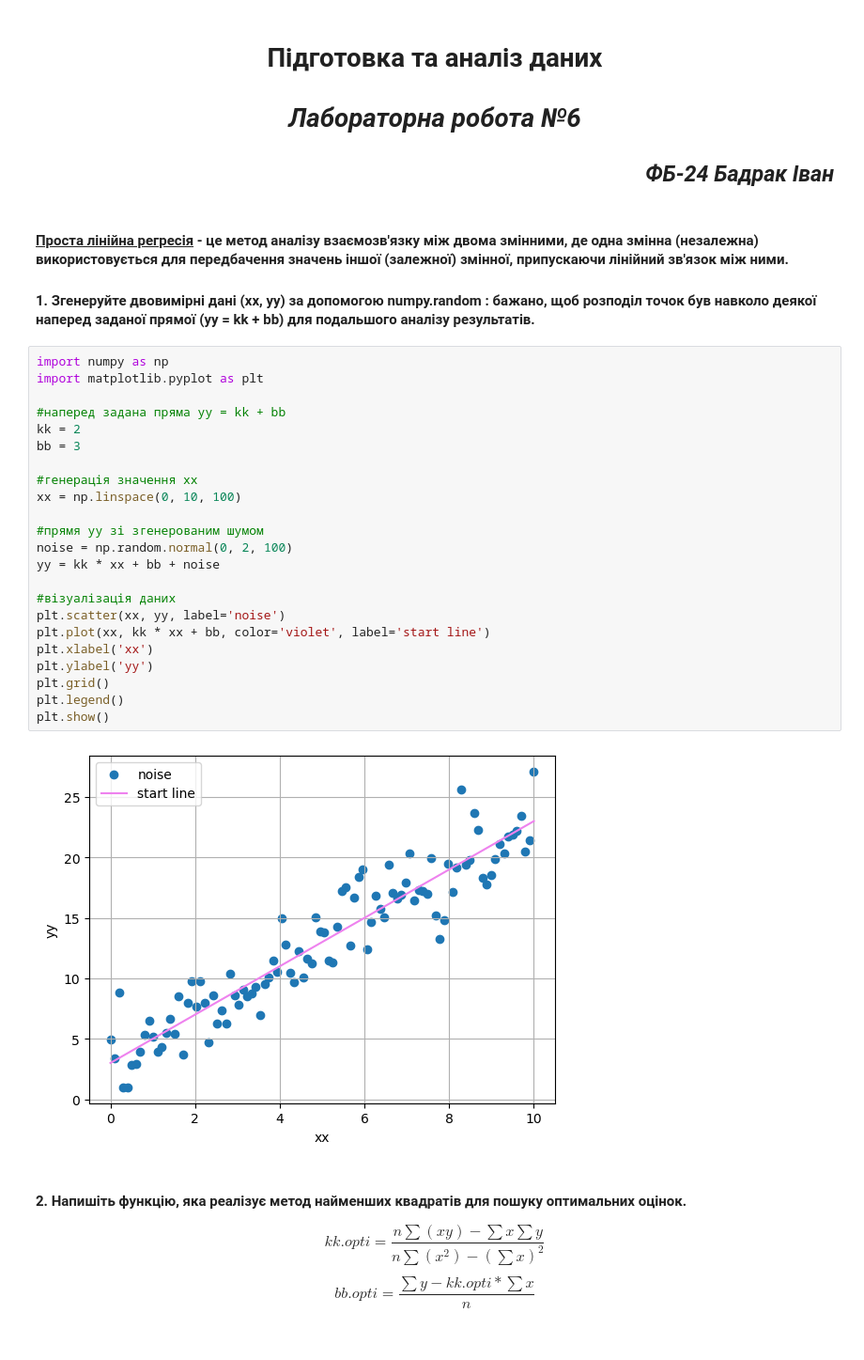
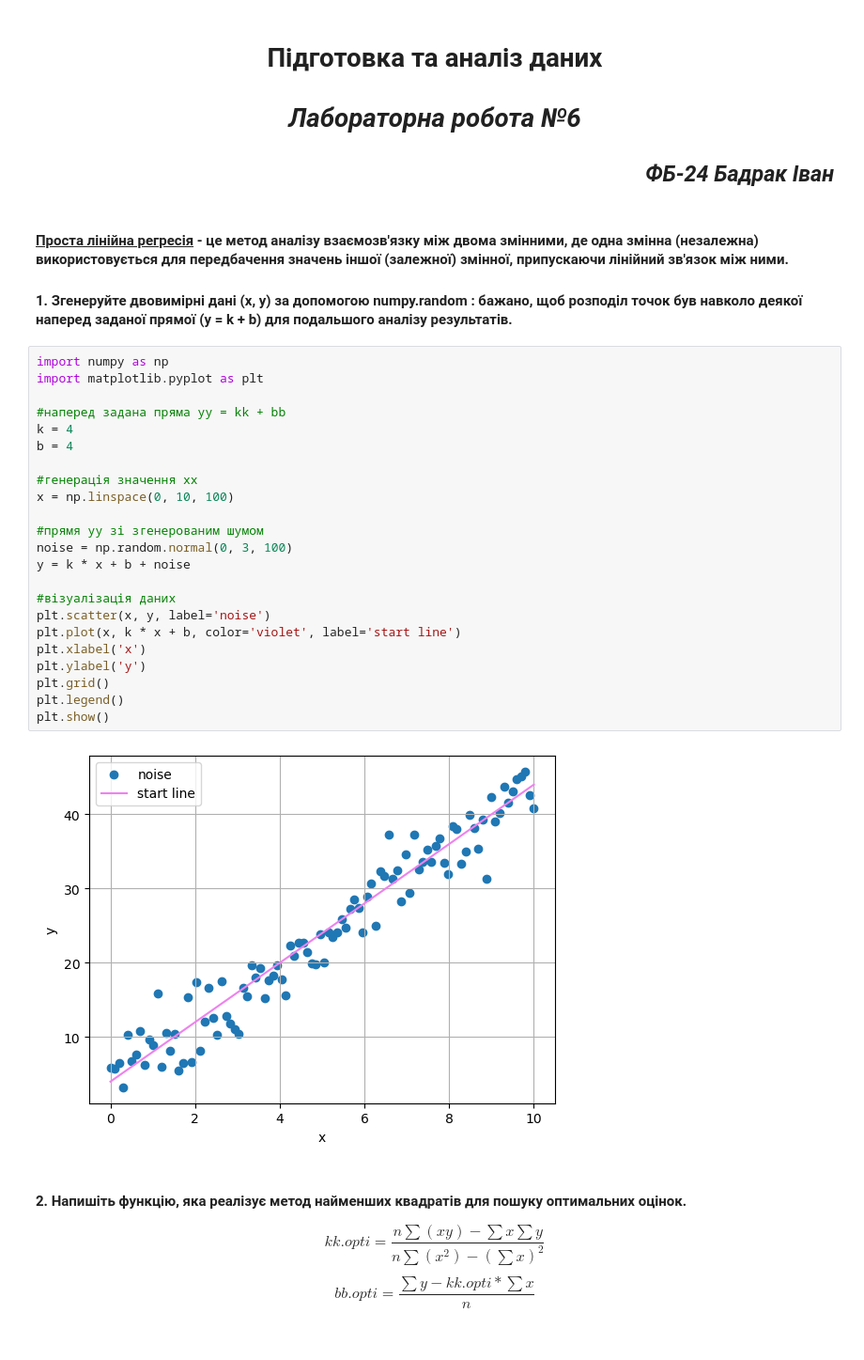
Before and after one commit to dieshie/dataanalysiscourse, a Jupyter notebook: lab_6.ipynb, the cells around one changed output. Shown at 94% size. Cells and saved outputs as stored; diff of their text form.

```diff
--- a/lab_6.ipynb
+++ b/lab_6.ipynb
@@ -7,32 +7,32 @@
 ## <div style="text-align: right;"> _ФБ-24 Бадрак Іван_ </div> ##
 # %% [markdown]
 #### <u>**Проста лінійна регресія**</u> - це метод аналізу взаємозв'язку між двома змінними, де одна змінна (незалежна) використовується для передбачення значень іншої (залежної) змінної, припускаючи лінійний зв'язок між ними. ####
-#### 1. Згенеруйте двовимірні дані (xx, yy) за допомогою numpy.random : бажано, щоб розподіл точок був навколо деякої наперед заданої прямої (yy = kk + bb) для подальшого аналізу результатів. ####
+#### 1. Згенеруйте двовимірні дані (x, y) за допомогою numpy.random : бажано, щоб розподіл точок був навколо деякої наперед заданої прямої (y = k + b) для подальшого аналізу результатів. ####
 # %%
 import numpy as np
 import matplotlib.pyplot as plt
 
 #наперед задана пряма yy = kk + bb
-kk = 2
-bb = 3
+k = 4
+b = 4
 
 #генерація значення xx
-xx = np.linspace(0, 10, 100)
+x = np.linspace(0, 10, 100)
 
 #прямя yy зі згенерованим шумом
-noise = np.random.normal(0, 2, 100)
-yy = kk * xx + bb + noise
+noise = np.random.normal(0, 3, 100)
+y = k * x + b + noise
 
 #візуалізація даних
-plt.scatter(xx, yy, label='noise')
-plt.plot(xx, kk * xx + bb, color='violet', label='start line')
-plt.xlabel('xx')
-plt.ylabel('yy')
+plt.scatter(x, y, label='noise')
+plt.plot(x, k * x + b, color='violet', label='start line')
+plt.xlabel('x')
+plt.ylabel('y')
 plt.grid()
 plt.legend()
 plt.show()
 # %% [output]
-[figure, old version]
+[figure, new version]
 # %% [markdown]
 #### 2. Напишіть функцію, яка реалізує метод найменших квадратів для пошуку оптимальних оцінок.
 $$
```
Also changed, not shown: parts of 8 cells of this notebook, 3 other files.
